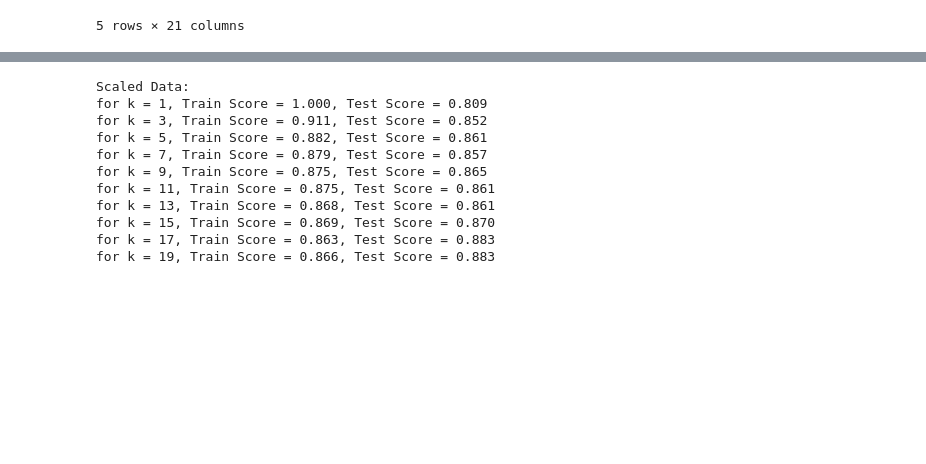
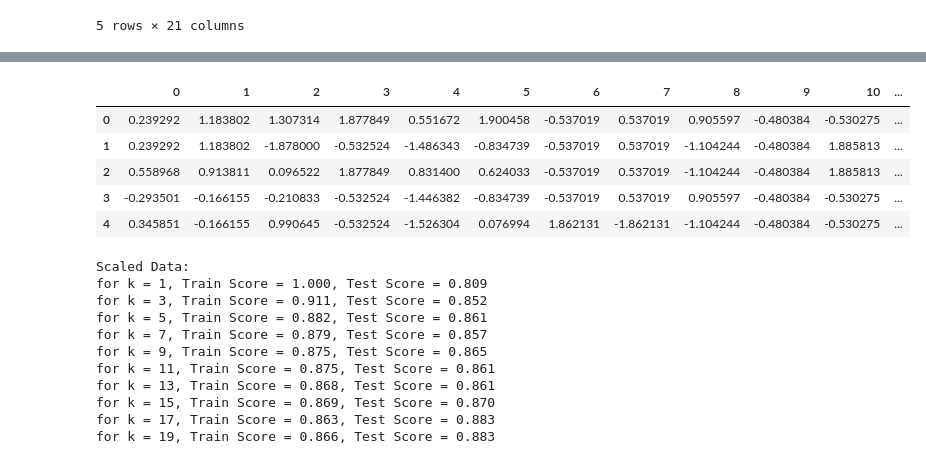
Before and after one commit to randallwvr90/Heart-Attack-Risk-Factor-Tool, a Jupyter notebook: heart_attack_risk_knn_model.ipynb, the cells around one changed output, grey strips where cells are left out. Cells and saved outputs as stored; diff of their text form; code cells hidden in the pictures; blank space fills up the shorter version.

```diff
--- a/heart_attack_risk_knn_model.ipynb
+++ b/heart_attack_risk_knn_model.ipynb
@@ -101,8 +102,19 @@ plt.show()
 # %%
 # Apply standard scaling:
 X_scaler = StandardScaler().fit(X_train)
 X_train_scaled = X_scaler.transform(X_train)
 X_test_scaled = X_scaler.transform(X_test)
+
+# View scaled data:
+X_train_scaled_df = pd.DataFrame(X_train_scaled)
+X_train_scaled_df.head()
+# %% [output]
+|  | 0 | 1 | 2 | 3 | 4 | 5 | 6 | 7 | 8 | 9 | 10 | ... |
+| 0 | 0.239292 | 1.183802 | 1.307314 | 1.877849 | 0.551672 | 1.900458 | -0.537019 | 0.537019 | 0.905597 | -0.480384 | -0.530275 | ... |
+| 1 | 0.239292 | 1.183802 | -1.878000 | -0.532524 | -1.486343 | -0.834739 | -0.537019 | 0.537019 | -1.104244 | -0.480384 | 1.885813 | ... |
+| 2 | 0.558968 | 0.913811 | 0.096522 | 1.877849 | 0.831400 | 0.624033 | -0.537019 | 0.537019 | -1.104244 | -0.480384 | 1.885813 | ... |
+| 3 | -0.293501 | -0.166155 | -0.210833 | -0.532524 | -1.446382 | -0.834739 | -0.537019 | 0.537019 | 0.905597 | -0.480384 | -0.530275 | ... |
+| 4 | 0.345851 | -0.166155 | 0.990645 | -0.532524 | -1.526304 | 0.076994 | 1.862131 | -1.862131 | -1.104244 | -0.480384 | -0.530275 | ... |
 # %%
 # Now try training with scaled data:
 # Loop through different k values to find which has the highest accuracy.
```
Also changed, not shown: parts of 2 cells of this notebook.
